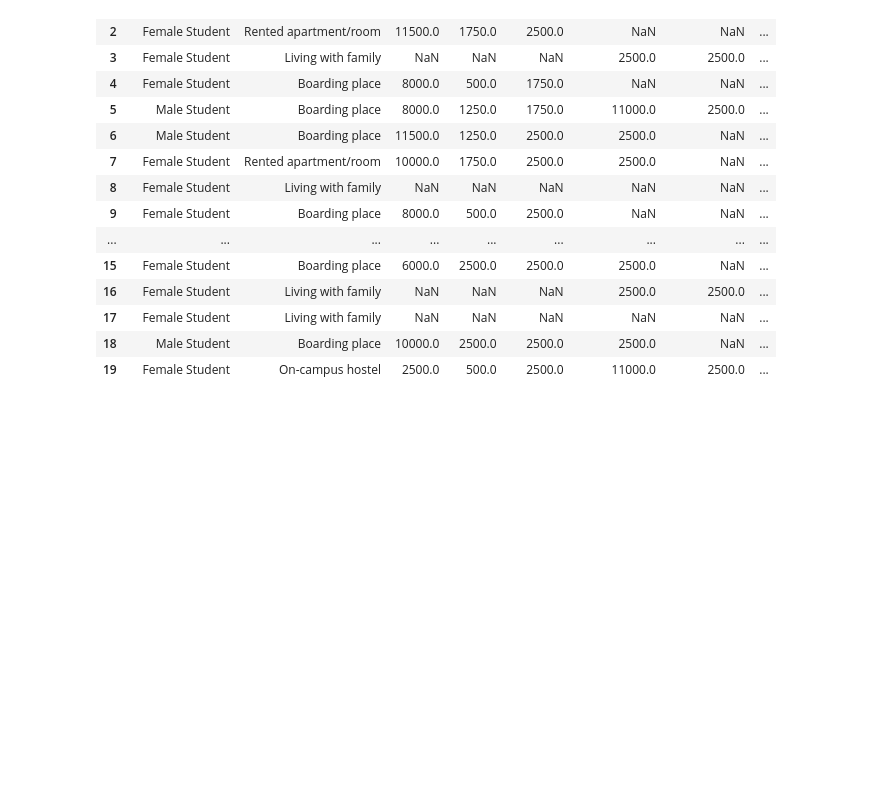
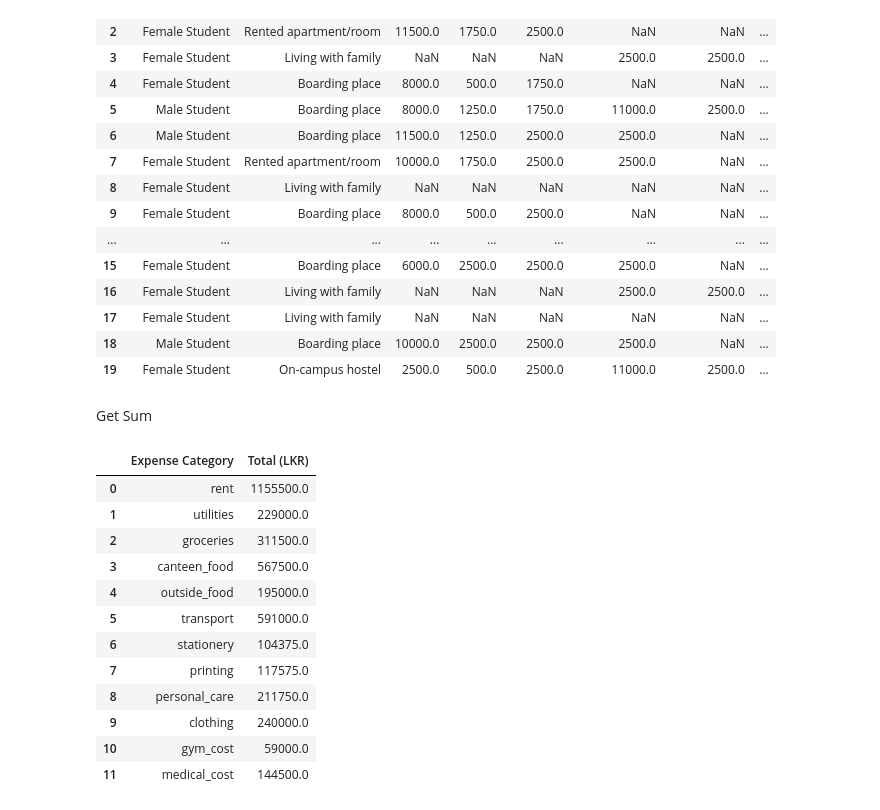
Before and after one commit to Pasindu115530/Static-Project, a Jupyter notebook: test.ipynb, the cells around one changed output. Drawn from its saved outputs; the diff is of its cells as text; code cells hidden in the pictures; blank space fills up the shorter version.

```diff
--- a/test.ipynb
+++ b/test.ipynb
@@ -257,3 +274,29 @@ display(df.head(20))
 | 17 | Female Student | Living with family | NaN | NaN | NaN | NaN | NaN | ... |
 | 18 | Male Student | Boarding place | 10000.0 | 2500.0 | 2500.0 | 2500.0 | NaN | ... |
 | 19 | Female Student | On-campus hostel | 2500.0 | 500.0 | 2500.0 | 11000.0 | 2500.0 | ... |
+# %% [markdown]
+Get Sum
+# %%
+# Get sum of each expense column
+col_sums = df[expense_cols].sum()
+
+# Display as a clean table
+import pandas as pd
+col_sums_table = pd.DataFrame(col_sums, columns=["Total (LKR)"]).reset_index()
+col_sums_table.columns = ["Expense Category", "Total (LKR)"]
+
+display(col_sums_table)
+# %% [output]
+|  | Expense Category | Total (LKR) |
+| 0 | rent | 1155500.0 |
+| 1 | utilities | 229000.0 |
+| 2 | groceries | 311500.0 |
+| 3 | canteen_food | 567500.0 |
+| 4 | outside_food | 195000.0 |
+| 5 | transport | 591000.0 |
+| 6 | stationery | 104375.0 |
+| 7 | printing | 117575.0 |
+| 8 | personal_care | 211750.0 |
+| 9 | clothing | 240000.0 |
+| 10 | gym_cost | 59000.0 |
+| 11 | medical_cost | 144500.0 |
```
Also changed, not shown: parts of 2 cells of this notebook.
